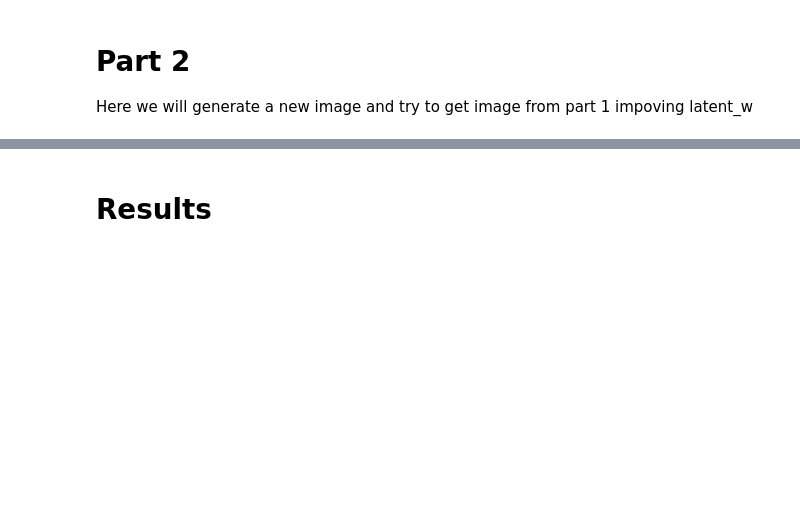
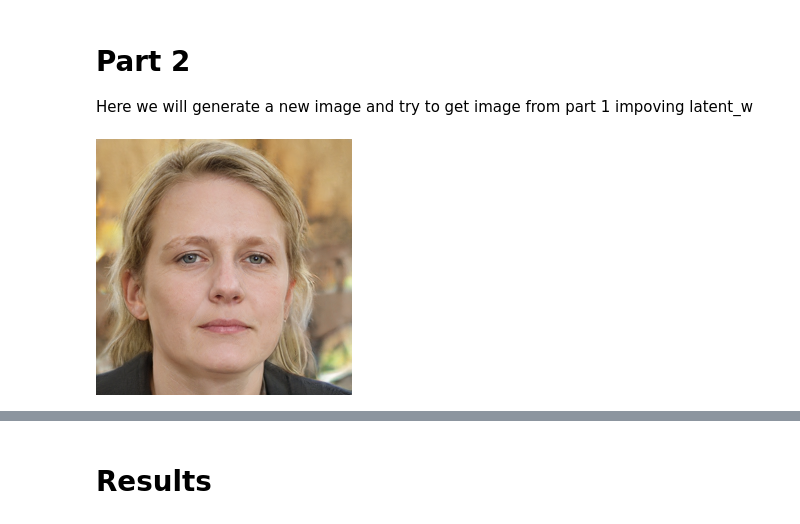
Before and after one commit to Kat-ies/Diploma, a Jupyter notebook: Diploma.ipynb, the cells around one changed output, grey strips where cells are left out. Saved outputs shown, nothing was run; the diff lists cells and outputs as text; code cells hidden in the pictures; blank space fills up the shorter version.

```diff
--- a/Diploma.ipynb
+++ b/Diploma.ipynb
@@ -92,15 +107,25 @@ goal_img
 # **Part 2**
 Here we will generate a new image and try to get image from part 1 impoving latent_w
 # %%
-torch.manual_seed(12)
+torch.manual_seed(0)
 
-sample_z = torch.randn(1, latent_len, dtype=torch.float32, device=torch.device(device))
+sample_z = torch.randn(1, latent_len, dtype=torch.float32, device=torch.device(device)).uniform_(-1, 1)
 latent_w = torch.tensor(generator.get_latent(sample_z))
 
 input_image, input_latent = generator([latent_w], truncation=truncation, truncation_latent=trunc, input_is_latent=True, return_latents=True)
 
-#input_img = Image.open('sample/input.png')
-#input_img
+utils.save_image(
+    input_image,
+    f"input.png",
+    nrow=1,
+    normalize=True,
+    range=(-1, 1),
+)
+
+input_img = Image.open('input.png')
+input_img
+# %% [output]
+[figure, added]
 # %%
 from torch import nn
 
```
Also changed, not shown: parts of 8 cells of this notebook.
